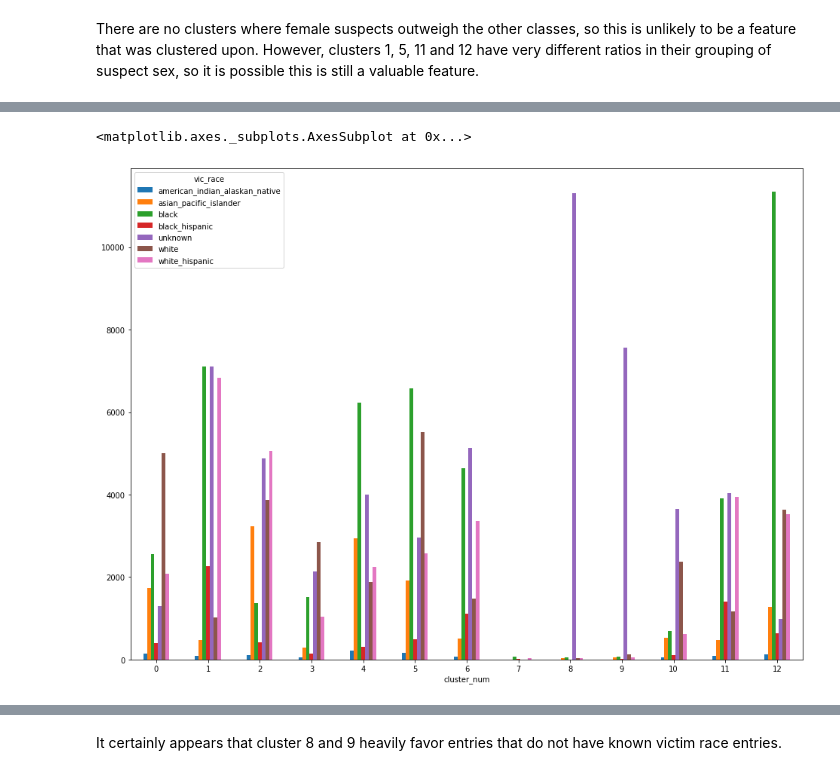
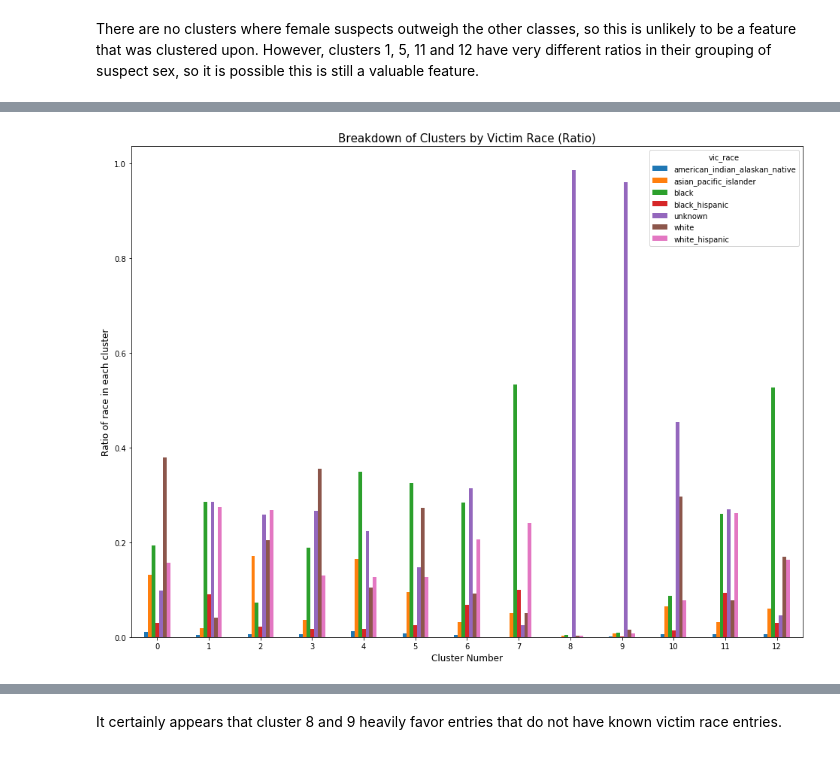
Before and after one commit to tlunderwood2014/nyc_crime_analysis, a Jupyter notebook: Crime_Analysis.ipynb, the cells around one changed output, grey strips where cells are left out. Drawn from its saved outputs; the diff is of its cells as text; code cells hidden in the pictures.

```diff
--- a/Crime_Analysis.ipynb
+++ b/Crime_Analysis.ipynb
@@ -367,5 +355,7 @@ Index(['cmplnt_num', 'cmplnt_fr_dt', 'cmplnt_fr_tm', 'rpt_dt', 'ky_cd',
 # %%
-sample.groupby('cluster_num').vic_race.value_counts().unstack().plot.bar(rot = 0, figsize = (16, 12))
+sample.groupby('cluster_num').vic_race.value_counts(normalize = True).unstack().plot.bar(rot = 0, figsize = (16, 12))
+plt.title('Breakdown of Clusters by Victim Race (Ratio)', fontsize = 15)
+plt.xlabel('Cluster Number', fontsize = 12)
+plt.ylabel('Ratio of race in each cluster', fontsize = 12);
 # %% [output]
-<matplotlib.axes._subplots.AxesSubplot at 0x...>
-[figure, old version]
+[figure, new version]
```
Also changed, not shown: parts of 10 cells of this notebook.
